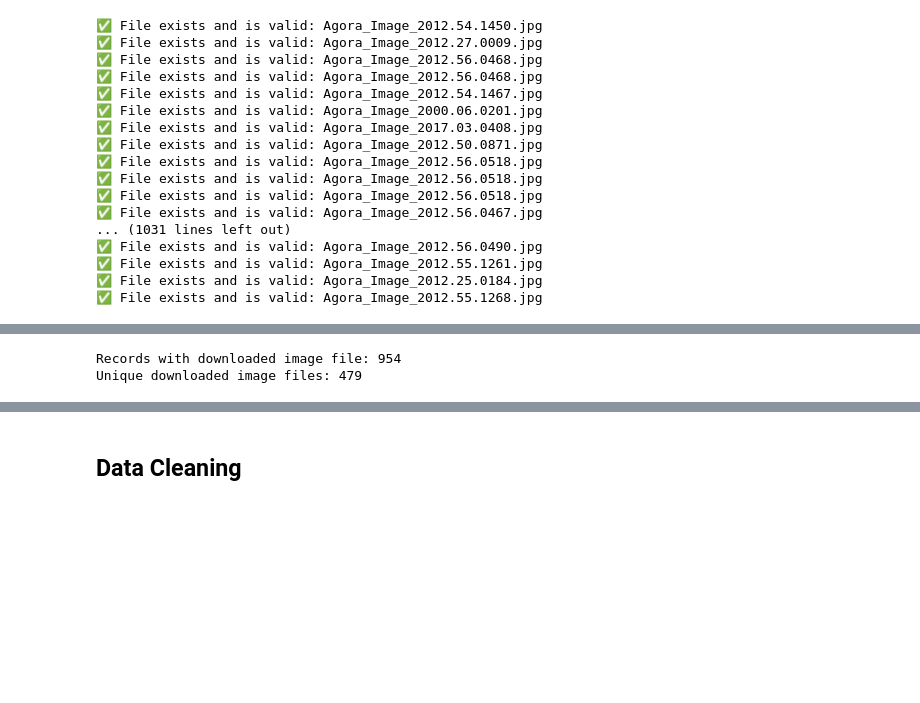
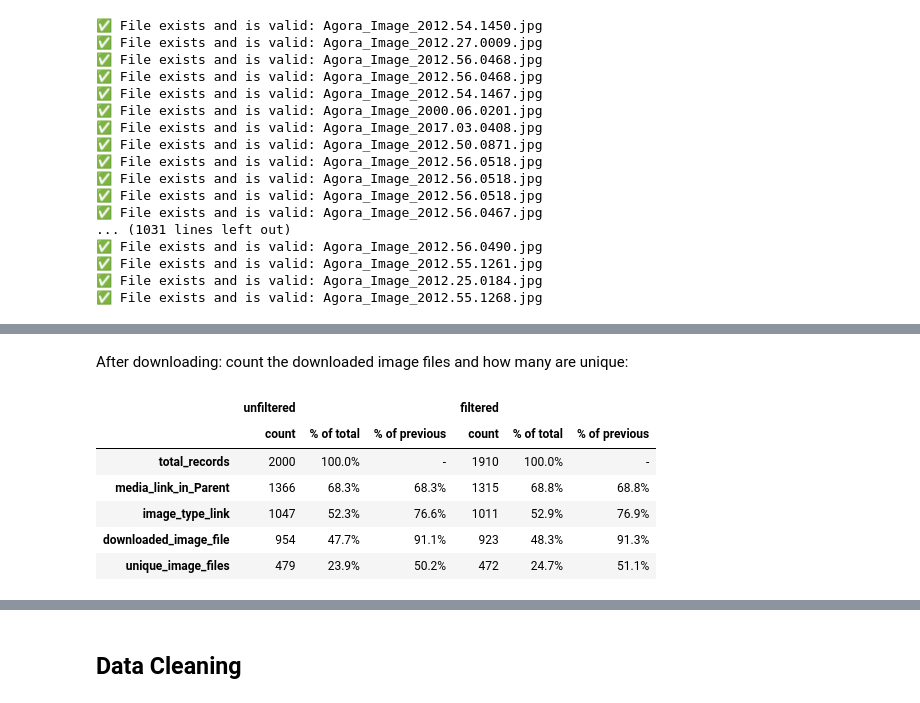
Before and after one commit to dimitris-kr/AgoraPottery, a Jupyter notebook: 01_data_handling/02_preprocessing.ipynb, the cells around one changed output, grey strips where cells are left out. Cells and saved outputs as stored; diff of their text form; code cells hidden in the pictures; blank space fills up the shorter version.

```diff
--- a/01_data_handling/02_preprocessing.ipynb
+++ b/01_data_handling/02_preprocessing.ipynb
@@ -580,0 +594,22 @@ Total Records with Image IDs in Parent Field:
+# %%
+data_states = {
+    "unfiltered": data,
+    "filtered": data.loc[data["ValidChronology"]],
+}
+
+image_stats = {
+    "total_records": {
+        state: len(records)
+        for state, records in data_states.items()
+    },
+    "media_link_in_Parent": {
+        state: int(records["Parent"].notna().sum())
+        for state, records in data_states.items()
+    },
+    "image_type_link": {
+        state: int(records["Parent"].str.contains("Agora:Image", na=False).sum())
+        for state, records in data_states.items()
+    },
+}
+
+display(image_stats_table(image_stats))
@@ -669,6 +695,23 @@ data.loc[data["ImageFilename"].notna()]
-# %%
-print(f"Records with downloaded image file: {data["ImageFilename"].notna().sum()}")
-print(f"Unique downloaded image files: {data["ImageFilename"].nunique()}")
-# %% [output]
-Records with downloaded image file: 954
-Unique downloaded image files: 479
+# %% [markdown]
+After downloading: count the downloaded image files and how many are unique:
+# %%
+data_states["filtered"] = data.loc[data["ValidChronology"]]
+
+image_stats["downloaded_image_file"] = {
+    state: int(records["ImageFilename"].notna().sum())
+    for state, records in data_states.items()
+}
+image_stats["unique_image_files"] = {
+    state: records["ImageFilename"].nunique()
+    for state, records in data_states.items()
+}
+
+display(image_stats_table(image_stats))
+# %% [output]
+|  | unfiltered |  |  | filtered |  |  |
+|  | count | % of total | % of previous | count | % of total | % of previous |
+| total_records | 2000 | 100.0% | - | 1910 | 100.0% | - |
+| media_link_in_Parent | 1366 | 68.3% | 68.3% | 1315 | 68.8% | 68.8% |
+| image_type_link | 1047 | 52.3% | 76.6% | 1011 | 52.9% | 76.9% |
+| downloaded_image_file | 954 | 47.7% | 91.1% | 923 | 48.3% | 91.3% |
+| unique_image_files | 479 | 23.9% | 50.2% | 472 | 24.7% | 51.1% |
```
Also changed, not shown: parts of 18 cells of this notebook.
